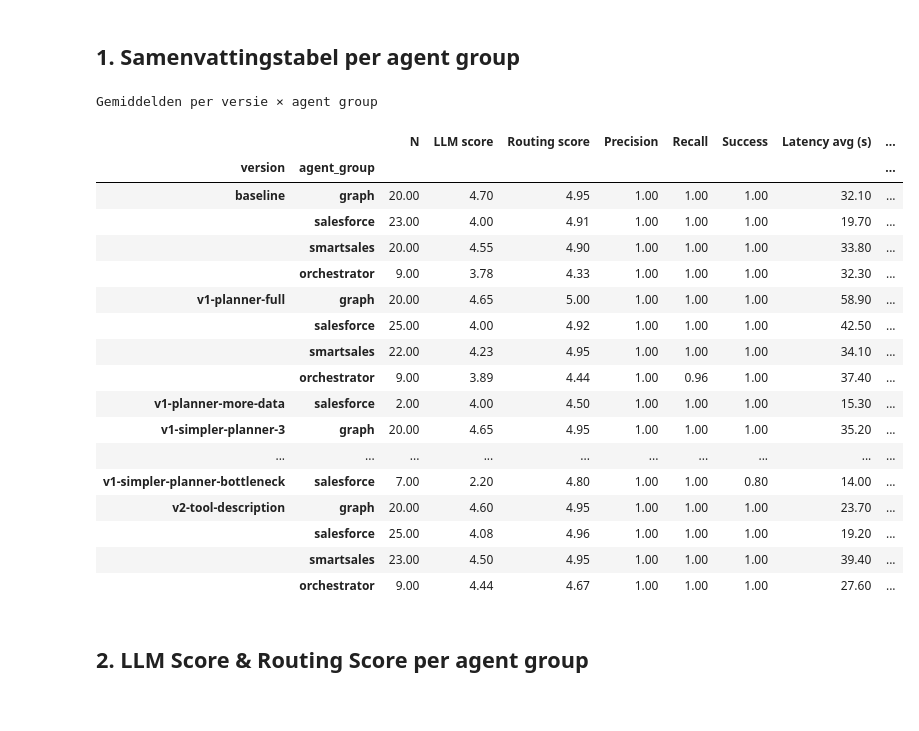
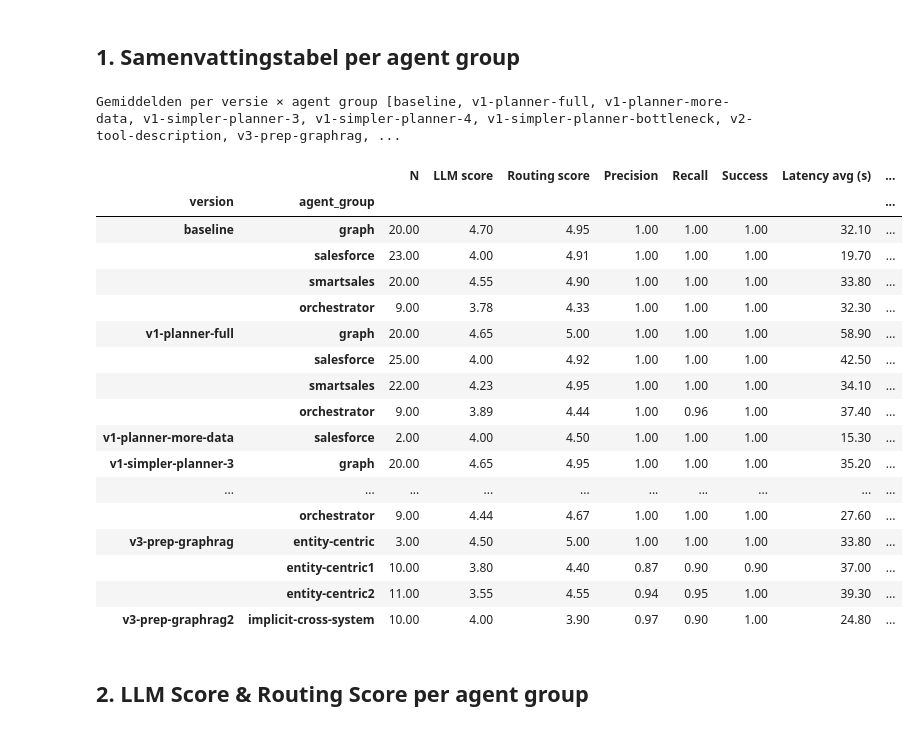
Before and after one commit to arnealb/graphxmaf, a Jupyter notebook: eval/eval_plots (1).ipynb, the cells around one changed output. Saved outputs shown, nothing was run; the diff lists cells and outputs as text; code cells hidden in the pictures.

```diff
--- a/eval/eval_plots (1).ipynb
+++ b/eval/eval_plots (1).ipynb
@@ -146,51 +146,64 @@ def _agg(g):
         'Cost avg (ct)':   round(g['cost_usd'].mean() * 100, 3),
     })
 
-# baseline + merged samenbrengen voor vergelijking
-# df = pd.concat([
-#     df_raw[df_raw['version'] == 'baseline'],
-#     df_merged,
-# ], ignore_index=True)
-# VERSIONS   = sorted(df['version'].dropna().unique())
-# N_VERSIONS = len(VERSIONS)
+# ── Versiefilter ───────────────────────────────────────────────────────────────
+# Laat leeg ([]) voor alle versies, of geef een subset op:
+SHOW_VERSIONS = []
+
+_versions = [v for v in SHOW_VERSIONS if v in df['version'].unique()] if SHOW_VERSIONS else VERSIONS
+if unknown := set(SHOW_VERSIONS) - set(VERSIONS):
+    print(f'⚠️  Niet gevonden: {sorted(unknown)}')
+
+_df_sel = df[df['version'].isin(_versions)].copy()
+
+# Onbekende groepen tonen op echte categorienaam i.p.v. 'unknown'
+_df_sel['_group'] = _df_sel.apply(
+    lambda r: r['agent_group'] if r['agent_group'] != 'unknown' else r['category'],
+    axis=1,
+)
 
 summary = (
-    df.groupby(['version', 'agent_group'])
+    _df_sel
+    .groupby(['version', '_group'])
     .apply(_agg, include_groups=False)
     .reset_index()
+    .rename(columns={'_group': 'agent_group'})
     .set_index(['version', 'agent_group'])
 )
 
-idx = pd.MultiIndex.from_product([VERSIONS, GROUP_ORDER], names=['version', 'agent_group'])
+_extra_groups = sorted(g for g in _df_sel['_group'].unique() if g not in GROUP_ORDER)
+_all_groups   = GROUP_ORDER + _extra_groups
+
+idx = pd.MultiIndex.from_product([_versions, _all_groups], names=['version', 'agent_group'])
 summary = summary.reindex(idx).dropna(how='all')
 
 display(
     summary.style
     .format(precision=2)
     .background_gradient(subset=['LLM score', 'Routing score'], cmap='RdYlGn', vmin=1, vmax=5)
     .background_gradient(subset=['Precision', 'Recall', 'Success'], cmap='RdYlGn', vmin=0, vmax=1)
-    .set_caption('Gemiddelden per versie × agent group')
+    .set_caption(f'Gemiddelden per versie × agent group  [{", ".join(_versions)}]')
 )
 # %% [output]
-Gemiddelden per versie × agent group
+Gemiddelden per versie × agent group [baseline, v1-planner-full, v1-planner-more-data, v1-simpler-planner-3, v1-simpler-planner-4, v1-simpler-planner-bottleneck, v2-tool-description, v3-prep-graphrag, ...
 |  |  | N | LLM score | Routing score | Precision | Recall | Success | Latency avg (s) | ... |
 | version | agent_group |  |  |  |  |  |  |  | ... |
 | baseline | graph | 20.00 | 4.70 | 4.95 | 1.00 | 1.00 | 1.00 | 32.10 | ... |
 |  | salesforce | 23.00 | 4.00 | 4.91 | 1.00 | 1.00 | 1.00 | 19.70 | ... |
 |  | smartsales | 20.00 | 4.55 | 4.90 | 1.00 | 1.00 | 1.00 | 33.80 | ... |
 |  | orchestrator | 9.00 | 3.78 | 4.33 | 1.00 | 1.00 | 1.00 | 32.30 | ... |
 | v1-planner-full | graph | 20.00 | 4.65 | 5.00 | 1.00 | 1.00 | 1.00 | 58.90 | ... |
 |  | salesforce | 25.00 | 4.00 | 4.92 | 1.00 | 1.00 | 1.00 | 42.50 | ... |
 |  | smartsales | 22.00 | 4.23 | 4.95 | 1.00 | 1.00 | 1.00 | 34.10 | ... |
 |  | orchestrator | 9.00 | 3.89 | 4.44 | 1.00 | 0.96 | 1.00 | 37.40 | ... |
 | v1-planner-more-data | salesforce | 2.00 | 4.00 | 4.50 | 1.00 | 1.00 | 1.00 | 15.30 | ... |
 | v1-simpler-planner-3 | graph | 20.00 | 4.65 | 4.95 | 1.00 | 1.00 | 1.00 | 35.20 | ... |
 | ... | ... | ... | ... | ... | ... | ... | ... | ... | ... |
-| v1-simpler-planner-bottleneck | salesforce | 7.00 | 2.20 | 4.80 | 1.00 | 1.00 | 0.80 | 14.00 | ... |
-| v2-tool-description | graph | 20.00 | 4.60 | 4.95 | 1.00 | 1.00 | 1.00 | 23.70 | ... |
-|  | salesforce | 25.00 | 4.08 | 4.96 | 1.00 | 1.00 | 1.00 | 19.20 | ... |
-|  | smartsales | 23.00 | 4.50 | 4.95 | 1.00 | 1.00 | 1.00 | 39.40 | ... |
 |  | orchestrator | 9.00 | 4.44 | 4.67 | 1.00 | 1.00 | 1.00 | 27.60 | ... |
+| v3-prep-graphrag | entity-centric | 3.00 | 4.50 | 5.00 | 1.00 | 1.00 | 1.00 | 33.80 | ... |
+|  | entity-centric1 | 10.00 | 3.80 | 4.40 | 0.87 | 0.90 | 0.90 | 37.00 | ... |
+|  | entity-centric2 | 11.00 | 3.55 | 4.55 | 0.94 | 0.95 | 1.00 | 39.30 | ... |
+| v3-prep-graphrag2 | implicit-cross-system | 10.00 | 4.00 | 3.90 | 0.97 | 0.90 | 1.00 | 24.80 | ... |
 # %% [markdown]
 ## 2. LLM Score & Routing Score per agent group
 # %%
```
Also changed, not shown: parts of 9 cells of this notebook, 54 other files.
